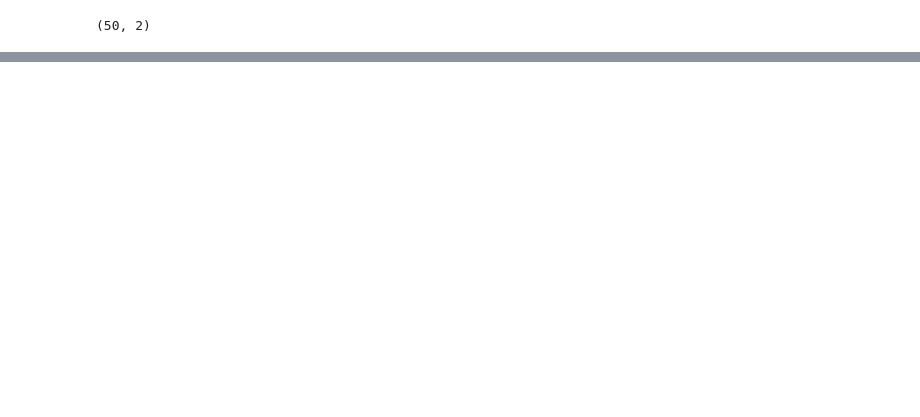
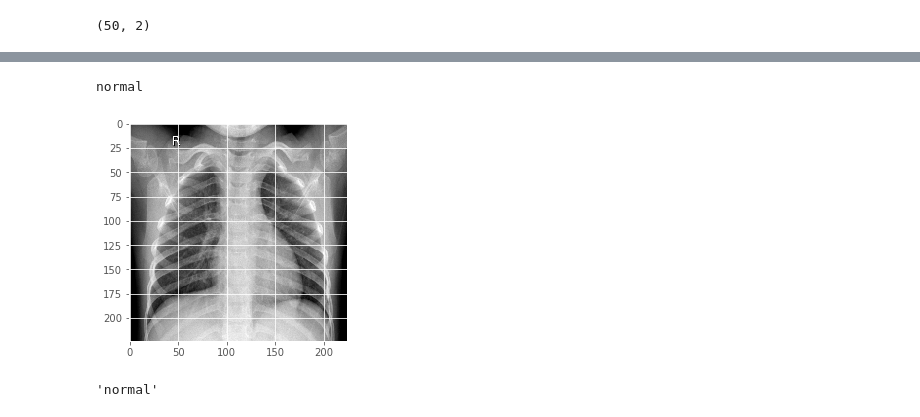
Before and after one commit to anandsm7/covid_19_x_ray_classification, a Jupyter notebook: covid_19.ipynb, the cells around one changed output, grey strips where cells are left out. Saved outputs shown, nothing was run; the diff lists cells and outputs as text; code cells hidden in the pictures; blank space fills up the shorter version.

```diff
--- a/covid_19.ipynb
+++ b/covid_19.ipynb
@@ -179,0 +239,16 @@ lbl.classes_[np.argmax(res)]
+# %%
+pred_img = X_test[1]
+pred_label = y_test[1]
+plt.imshow(pred_img)
+print(lbl.classes_[np.argmax(pred_label)])
+# %% [output]
+normal
+[figure, added]
+# %%
+pred_img = pred_img.astype('float32')
+interpreter.set_tensor(input_index, pred_img.reshape(-1,224,224,3))
+interpreter.invoke()
+res = interpreter.get_tensor(output_index)
+lbl.classes_[np.argmax(res)]
+# %% [output]
+'normal'
```
Also changed, not shown: parts of 23 cells of this notebook, 36 other files.
